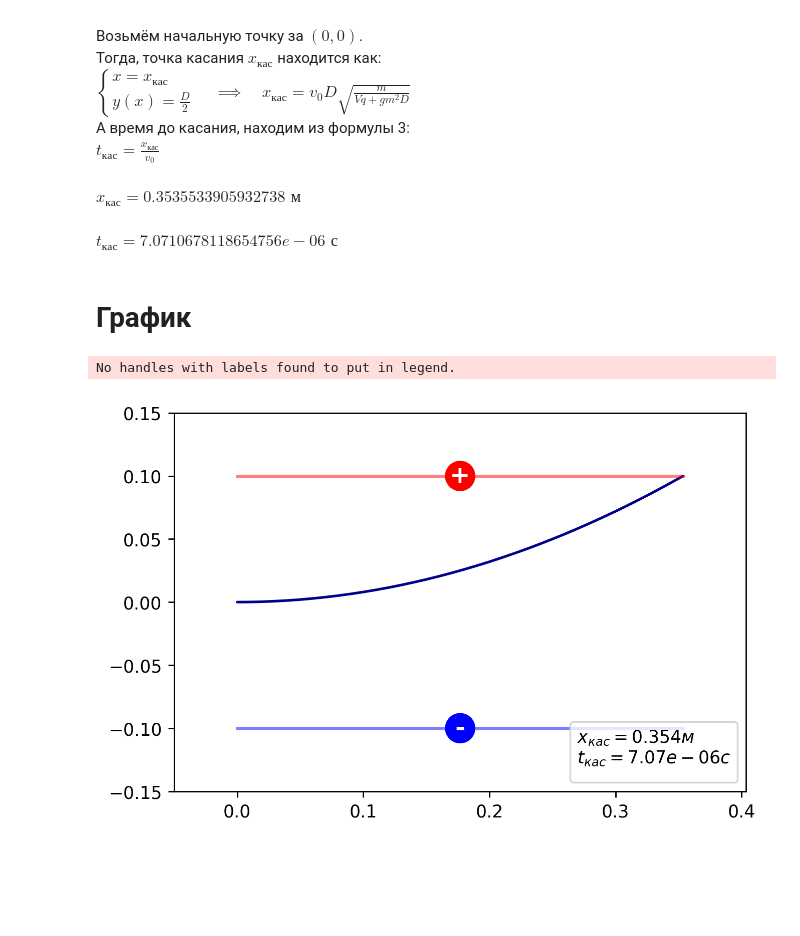
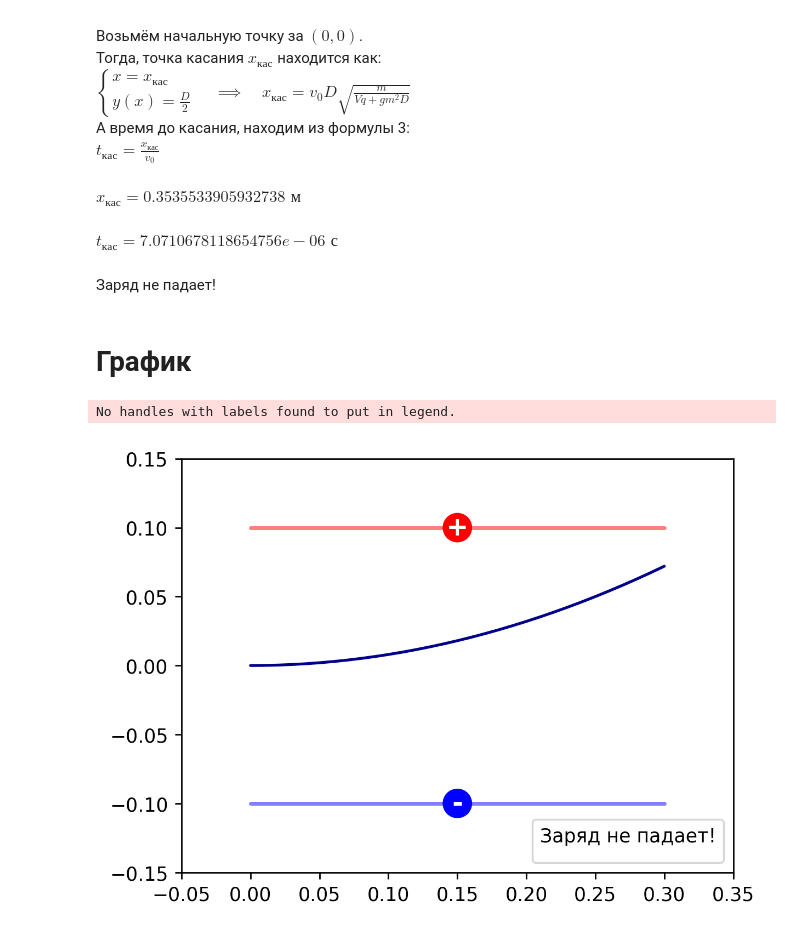
Before and after one commit to sqeezelemon/itmo-physics, a Jupyter notebook: modeling2/3.ipynb, the cells around one changed output. Cells and saved outputs as stored; diff of their text form; code cells hidden in the pictures; blank space fills up the shorter version.

Commit message:
Added condenser length

```diff
--- a/modeling2/3.ipynb
+++ b/modeling2/3.ipynb
@@ -51,6 +51,8 @@ D  = 0.2
 V = 10
 # Знак верхней пластины, 1 - положительный, -1 - отрицательный
 top_plate = 1
+# Длина конденсатора (-1 - бесконечность)
+cond_length = 0.30
 # %%
 # ВЫЧИСЛЕНИЯ
 E = V/D
@@ -66,14 +68,18 @@ def y_x(x: float) -> float:
     return ((q*V)/(m*D) + g_coeff*g*m)*((x**2)/(v0**2))/2
 
 x_kaboom = v0 * D * np.sqrt(m/(V*np.abs(q) + g_coeff*g*D*m*m))
+t_kaboom = x_kaboom/v0
 
-t_kaboom = x_kaboom/v0
+x_lim = cond_length if (cond_length < x_kaboom and cond_length > 0) else x_kaboom
 
 ipyd.display(ipyd.Math( f"x_{{кас}} = {x_kaboom} \\text{{ м}}" ))
 ipyd.display(ipyd.Math( f"t_{{кас}} = {t_kaboom} \\text{{ с}}" ))
+if (x_lim < x_kaboom):
+    ipyd.display(ipyd.Markdown("Заряд не падает!"))
 # %% [output]
 $\displaystyle x_{кас} = 0.3535533905932738 \text{ м}$
 $\displaystyle t_{кас} = 7.0710678118654756e-06 \text{ с}$
+Заряд не падает!
 # %% [markdown]
 # График
 # %%
@@ -85,44 +91,49 @@ padding = (0.05, 0.05)
 # %%
 # ГРАФИК
 # Initial setup
 plt.figure(dpi=250)
 plt.ylim(-D/2-padding[1],D/2+padding[1])
-plt.xlim(0-padding[0], x_kaboom+padding[0])
+plt.xlim(0-padding[0], x_lim+padding[0])
 
 # Graph
 x_coords = [0]
-while x_coords[-1] <= x_kaboom:
+while x_coords[-1] <= x_lim:
     x_coords.append(x_coords[-1] + step)
-x_coords[-1] = x_kaboom
+x_coords[-1] = x_lim
 y_coords = [-top_plate*y_x(x) for x in x_coords]
 line_color = "darkred" if q > 0 else "darkblue"
 plt.plot(x_coords, y_coords, color=line_color, solid_capstyle='round')
 
 # Condensers
-cond_circ_rad = (x_kaboom+2*padding[0])*0.025
+cond_circ_rad = (x_lim+2*padding[0])*0.025
 # Positive
-plt.plot([0, x_kaboom], [top_plate*D/2, top_plate*D/2], color="r", alpha=0.5, linewidth=2, solid_capstyle='round')
+plt.plot([0, x_lim], [top_plate*D/2, top_plate*D/2], color="r", alpha=0.5, linewidth=2, solid_capstyle='round')
 plt.gca().add_patch(
-    plt.Circle((x_kaboom/2, top_plate*D/2), radius=cond_circ_rad, color="r")
+    plt.Circle((x_lim/2, top_plate*D/2), radius=cond_circ_rad, color="r")
 )
-plt.text(x=(x_kaboom/2), y=top_plate*D/2, s="+", color="w", va="center", ha="center", weight="bold", fontsize=14)
+plt.text(x=(x_lim/2), y=top_plate*D/2, s="+", color="w", va="center", ha="center", weight="bold", fontsize=14)
 # Negative
-plt.plot([0, x_kaboom], [-top_plate*D/2, -top_plate*D/2], color="b", alpha=0.5, linewidth=2, solid_capstyle='round')
+plt.plot([0, x_lim], [-top_plate*D/2, -top_plate*D/2], color="b", alpha=0.5, linewidth=2, solid_capstyle='round')
 plt.gca().add_patch(
-    plt.Circle((x_kaboom/2, -top_plate*D/2), radius=cond_circ_rad, color="b")
+    plt.Circle((x_lim/2, -top_plate*D/2), radius=cond_circ_rad, color="b")
 )
-plt.text(x=(x_kaboom/2), y=-top_plate*D/2, s="-", color="w", va="center", ha="center", weight="bold", fontsize=14)
+plt.text(x=(x_lim/2), y=-top_plate*D/2, s="-", color="w", va="center", ha="center", weight="bold", fontsize=14)
 
 # Final touches
+plt_title = ""
+if (x_lim >= x_kaboom):
+    plt_title = (
+        r"$x_{кас}=" + f"{x_lim:.3g}м$\n" +
+        r"$t_{кас}=" + f"{t_kaboom:.3g}c$"
+    )
+else:
+    plt_title = "Заряд не падает!"
 plt.legend(
-    title = (
-        r"$x_{кас}=" + f"{x_kaboom:.3g}м$\n" +
-        r"$t_{кас}=" + f"{t_kaboom:.3g}c$"
-    ),
+    title = plt_title,
     loc= "upper right" if y_coords[-1] < 0 else "lower right"
 )
 plt.gca().set_aspect(1)
 plt.show()
 # %% [output]
 No handles with labels found to put in legend.
-[figure, old version]
+[figure, new version]
```
